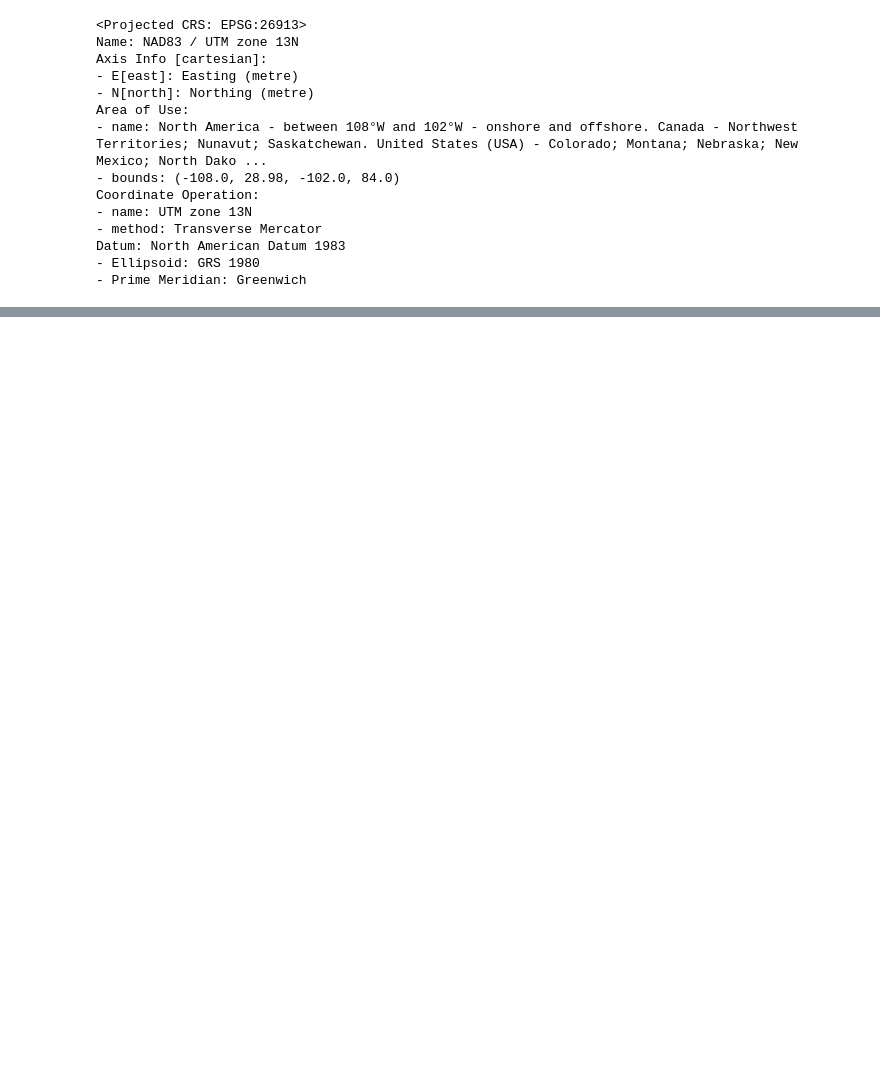
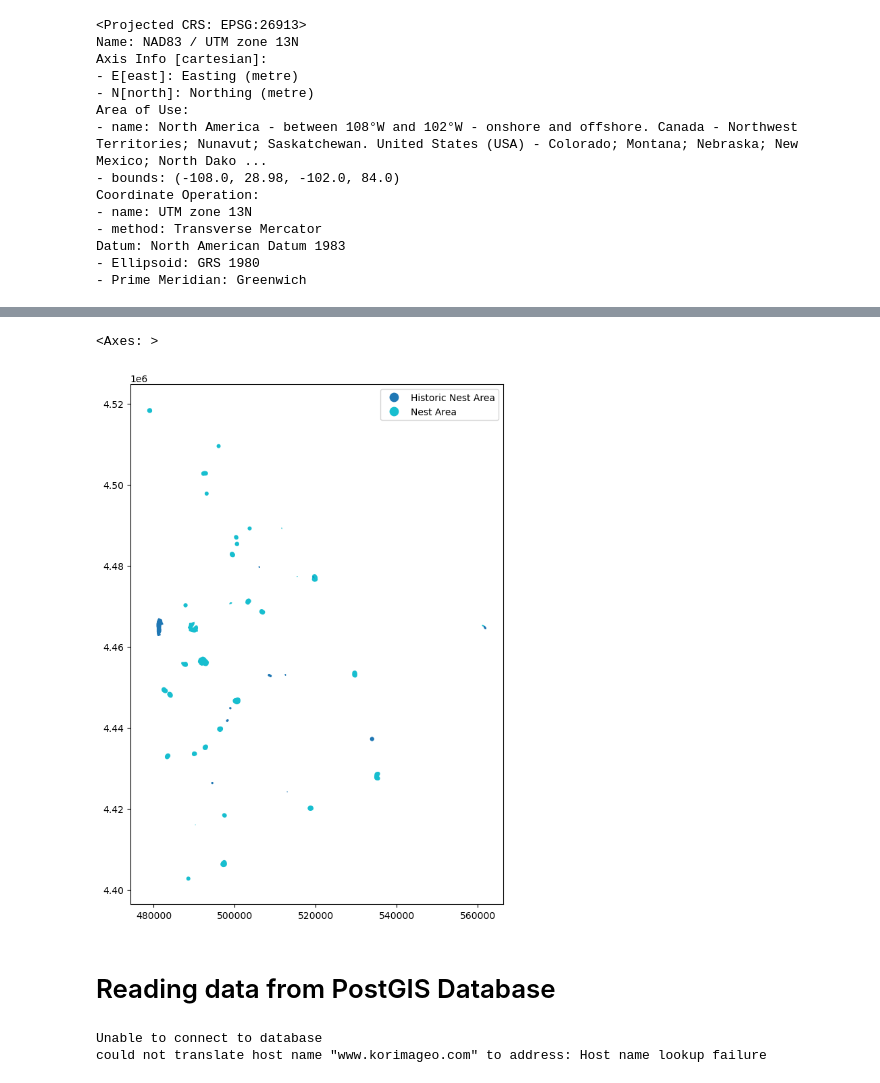
Before and after one commit to Ochwada/GeoAI-2023, a Jupyter notebook: Geospatial_DS_with_Python_GeoPandas/1_notebook.ipynb, the cells around one changed output, grey strips where cells are left out. Saved outputs shown, nothing was run; the diff lists cells and outputs as text; code cells hidden in the pictures; blank space fills up the shorter version.

```diff
--- a/Geospatial_DS_with_Python_GeoPandas/1_notebook.ipynb
+++ b/Geospatial_DS_with_Python_GeoPandas/1_notebook.ipynb
@@ -112,0 +180,3 @@ plt.show()
+# %%
+gdb_heron = gpd.read_file("geopandas/data/DJBasin.gdb", layer = "Heron_Rookeries")
+gdb_heron.crs
@@ -112,0 +207,21 @@ plt.show()
+# %%
+gdb_heron.plot(figsize = (10,10) , column = "activity", legend =True)
+# %% [output]
+<Axes: >
+[figure, added]
+# %% [markdown]
+# Reading data from PostGIS Database
+# %%
+# create a database connection
+try:
+    conn = psy.connect(dbname ='korimage_enterprise',
+                        user = 'korimage_reader',
+                        password = 'reader',
+                        host = 'www.korimageo.com')
+    print("connected Sucessfully")
+except psy.Error as e:
+    print("Unable to connect to database")
+    print(e)
+# %% [output]
+Unable to connect to database
+could not translate host name "www.korimageo.com" to address: Host name lookup failure
```
Also changed, not shown: parts of 13 cells of this notebook.
